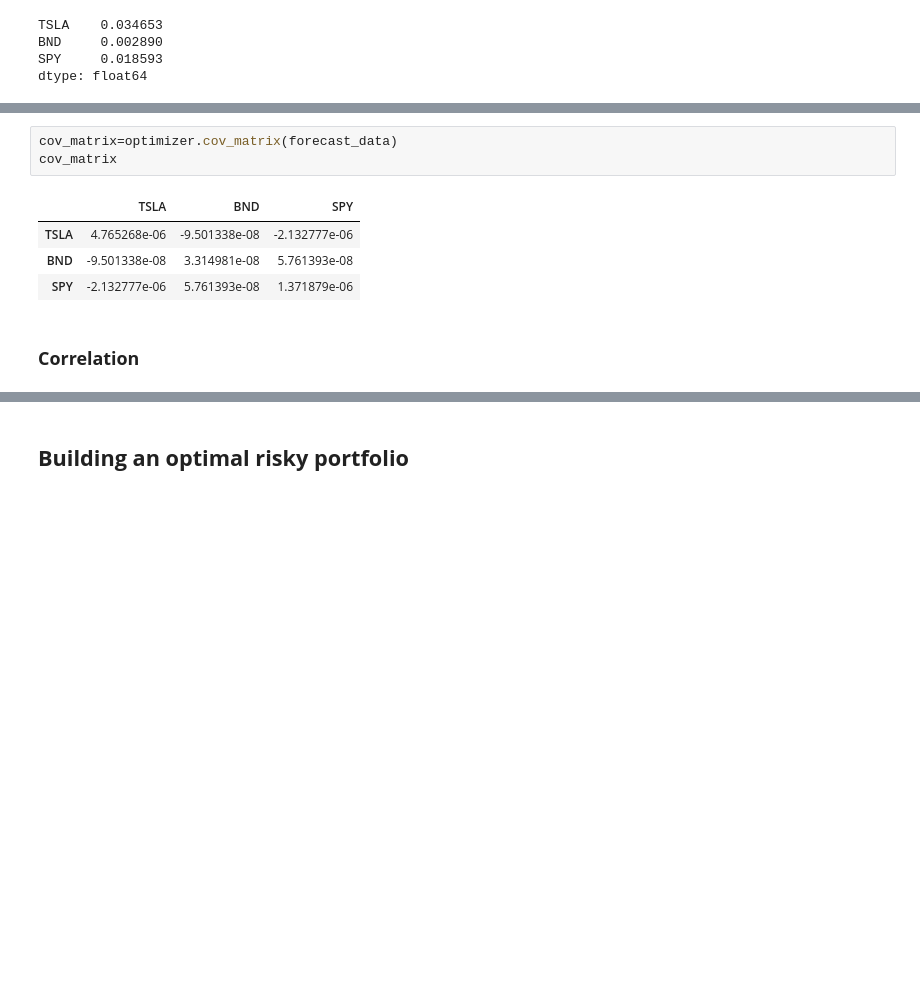
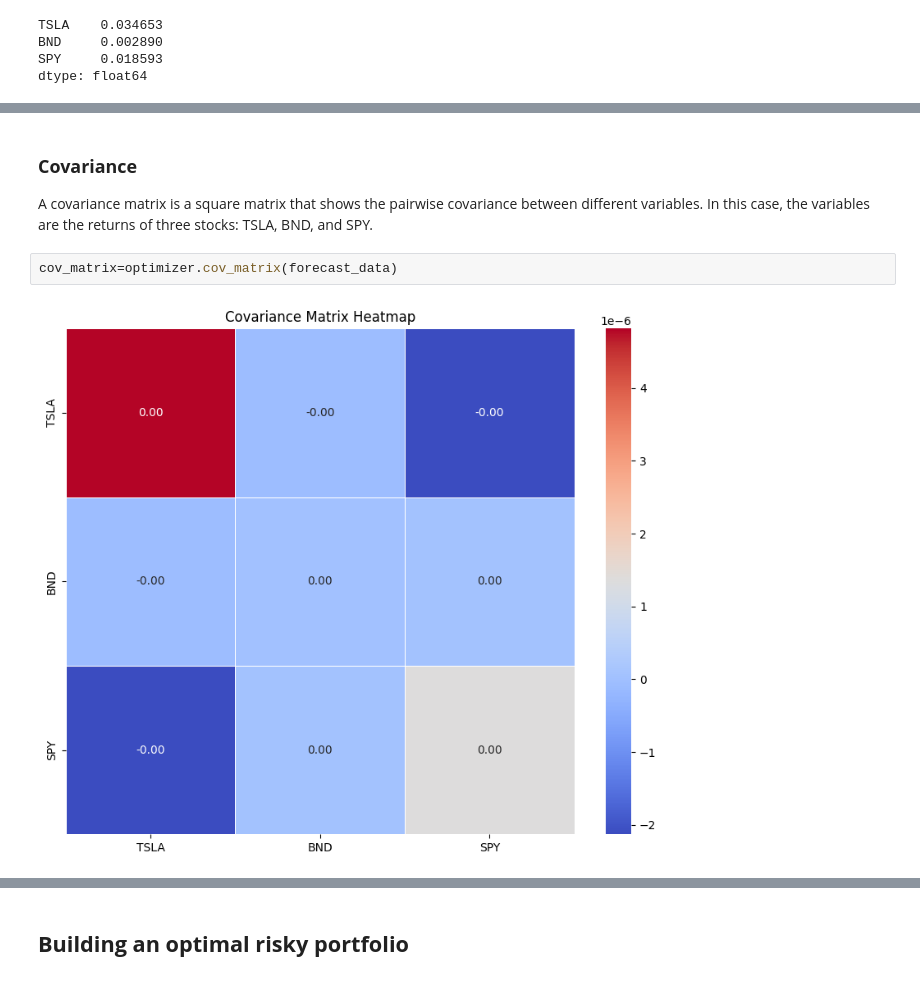
Before and after one commit to wolderufael/Time-Series-Forecasting-for-Portfolio-Management-Optimization, a Jupyter notebook: notebook/Portfolio_optimization.ipynb, the cells around one changed output, grey strips where cells are left out. Drawn from its saved outputs; the diff is of its cells as text; blank space fills up the shorter version.

```diff
--- a/notebook/Portfolio_optimization.ipynb
+++ b/notebook/Portfolio_optimization.ipynb
@@ -99,10 +132,7 @@ dtype: float64
+# %% [markdown]
+### **Covariance**
+A covariance matrix is a square matrix that shows the pairwise covariance between different variables. In this case, the variables are the returns of three stocks: TSLA, BND, and SPY.
 # %%
 cov_matrix=optimizer.cov_matrix(forecast_data)
-cov_matrix
 # %% [output]
-|  | TSLA | BND | SPY |
-| TSLA | 4.765268e-06 | -9.501338e-08 | -2.132777e-06 |
-| BND | -9.501338e-08 | 3.314981e-08 | 5.761393e-08 |
-| SPY | -2.132777e-06 | 5.761393e-08 | 1.371879e-06 |
+[figure, added]
-# %% [markdown]
-### **Correlation**
```
Also changed, not shown: parts of 20 cells of this notebook, 13 other files.
